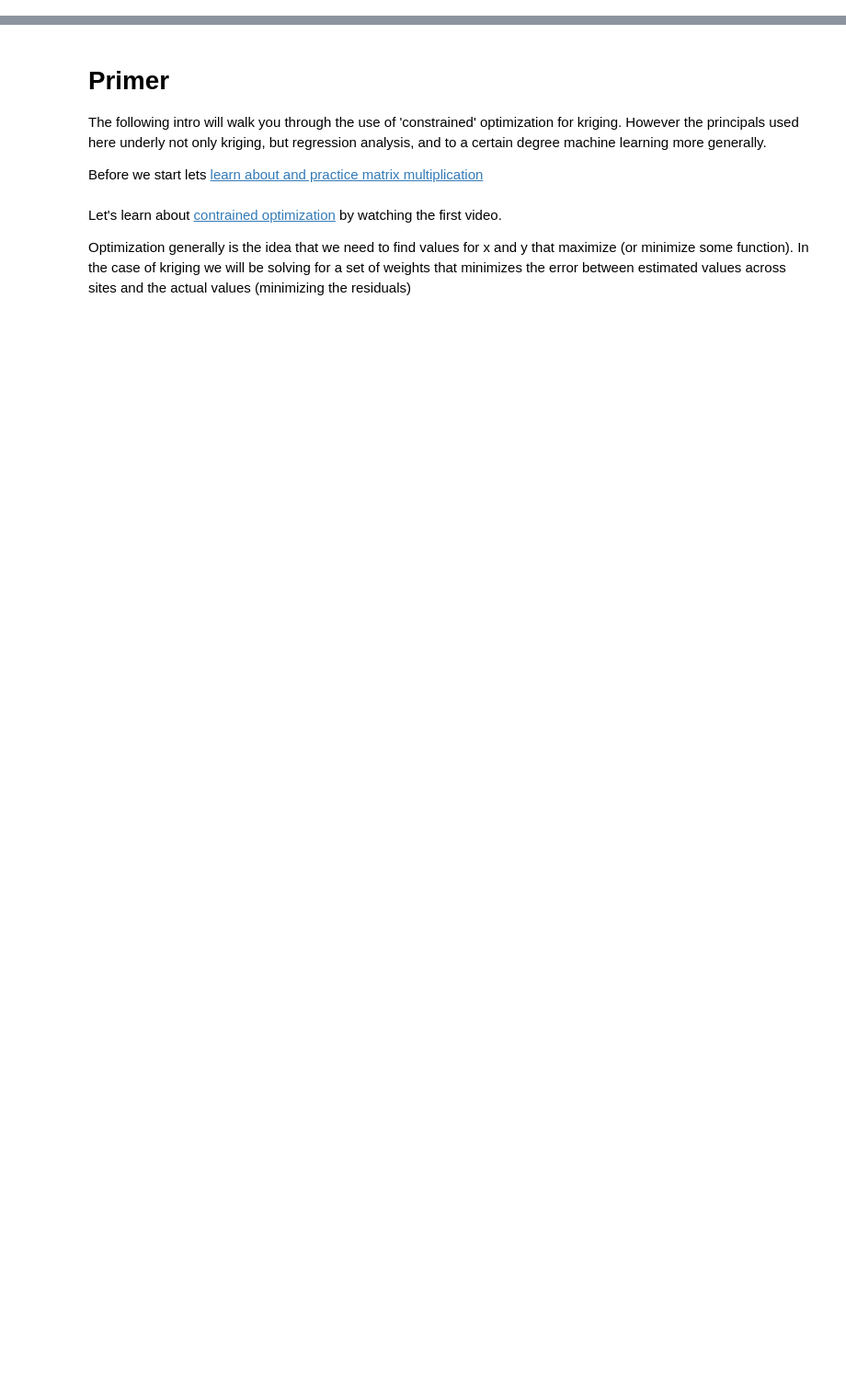
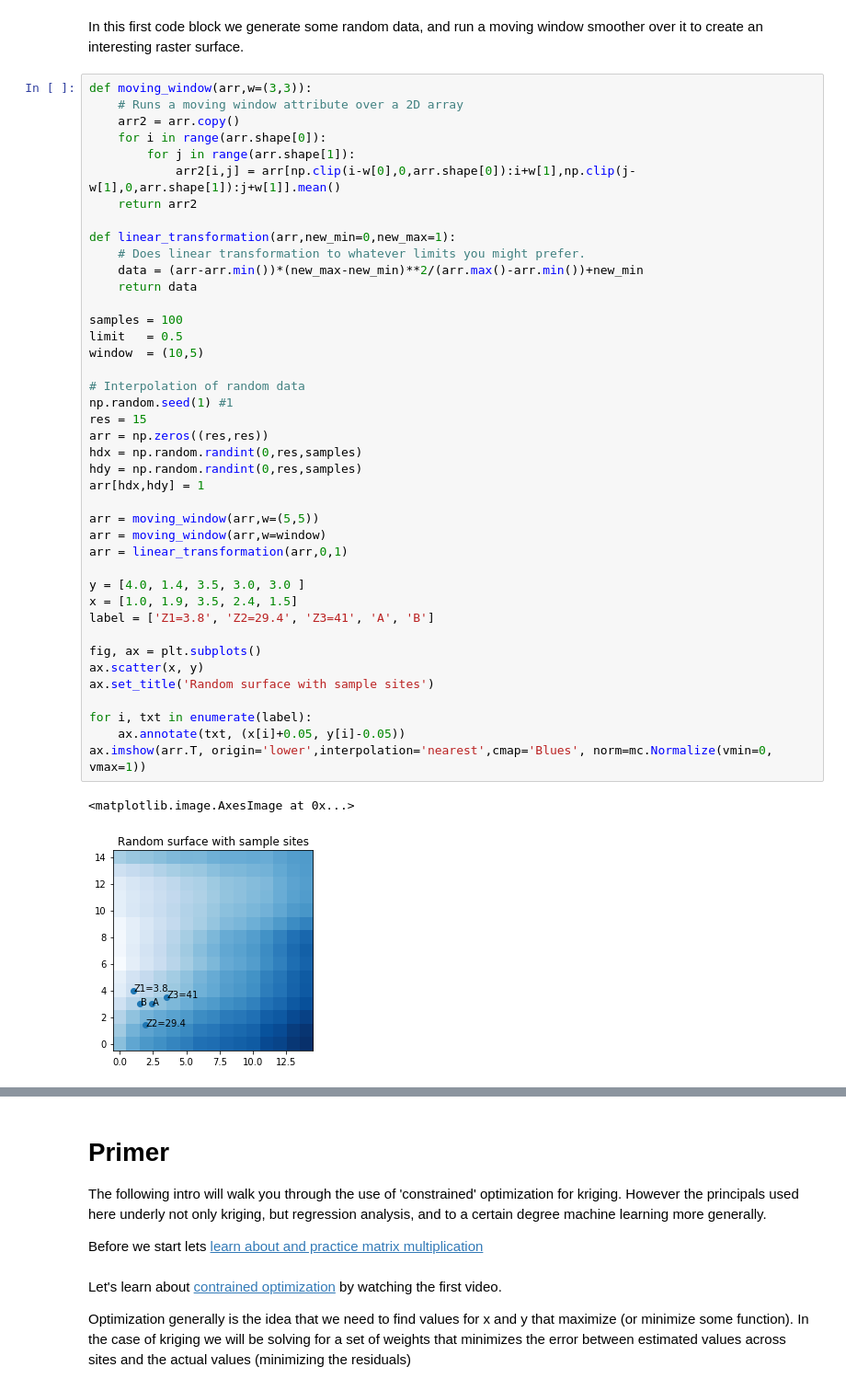
Before and after one commit to mmann1123/ClassMaterials, a Jupyter notebook: Simple Interpolation by Hand.ipynb, the cells around one changed output, grey strips where cells are left out. Shown at 92% size. Drawn from its saved outputs; the diff is of its cells as text; blank space fills up the shorter version.

```diff
--- a/Simple Interpolation by Hand.ipynb
+++ b/Simple Interpolation by Hand.ipynb
@@ -8,0 +16,46 @@ from scipy import *
+# %% [markdown]
+In this first code block we generate some random data, and run a moving window smoother over it to create an interesting raster surface.
+# %%
+def moving_window(arr,w=(3,3)):
+    # Runs a moving window attribute over a 2D array
+    arr2 = arr.copy()
+    for i in range(arr.shape[0]):
+        for j in range(arr.shape[1]):
+            arr2[i,j] = arr[np.clip(i-w[0],0,arr.shape[0]):i+w[1],np.clip(j-w[1],0,arr.shape[1]):j+w[1]].mean()
+    return arr2
+
+def linear_transformation(arr,new_min=0,new_max=1):
+    # Does linear transformation to whatever limits you might prefer.
+    data = (arr-arr.min())*(new_max-new_min)**2/(arr.max()-arr.min())+new_min
+    return data
+
+samples = 100
+limit   = 0.5
+window  = (10,5)
+
+# Interpolation of random data
+np.random.seed(1) #1
+res = 15
+arr = np.zeros((res,res))
+hdx = np.random.randint(0,res,samples)
+hdy = np.random.randint(0,res,samples)
+arr[hdx,hdy] = 1
+
+arr = moving_window(arr,w=(5,5))
+arr = moving_window(arr,w=window)
+arr = linear_transformation(arr,0,1)
+
+y = [4.0, 1.4, 3.5, 3.0, 3.0 ]
+x = [1.0, 1.9, 3.5, 2.4, 1.5]
+label = ['Z1=3.8', 'Z2=29.4', 'Z3=41', 'A', 'B']
+
+fig, ax = plt.subplots()
+ax.scatter(x, y)
+ax.set_title('Random surface with sample sites')
+
+for i, txt in enumerate(label):
+    ax.annotate(txt, (x[i]+0.05, y[i]-0.05))
+ax.imshow(arr.T, origin='lower',interpolation='nearest',cmap='Blues', norm=mc.Normalize(vmin=0, vmax=1))
+# %% [output]
+<matplotlib.image.AxesImage at 0x...>
+[figure, added]
```
Also changed, not shown: parts of 30 cells of this notebook.
